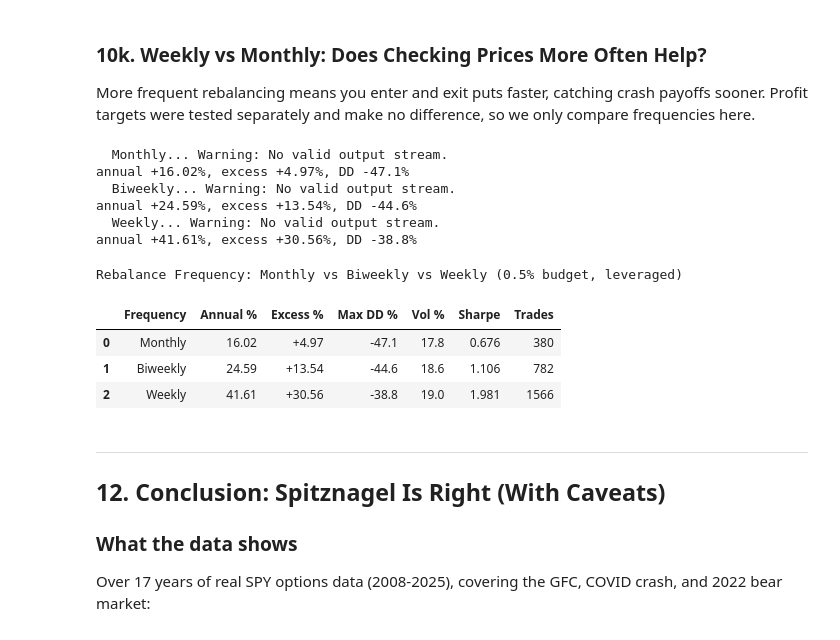
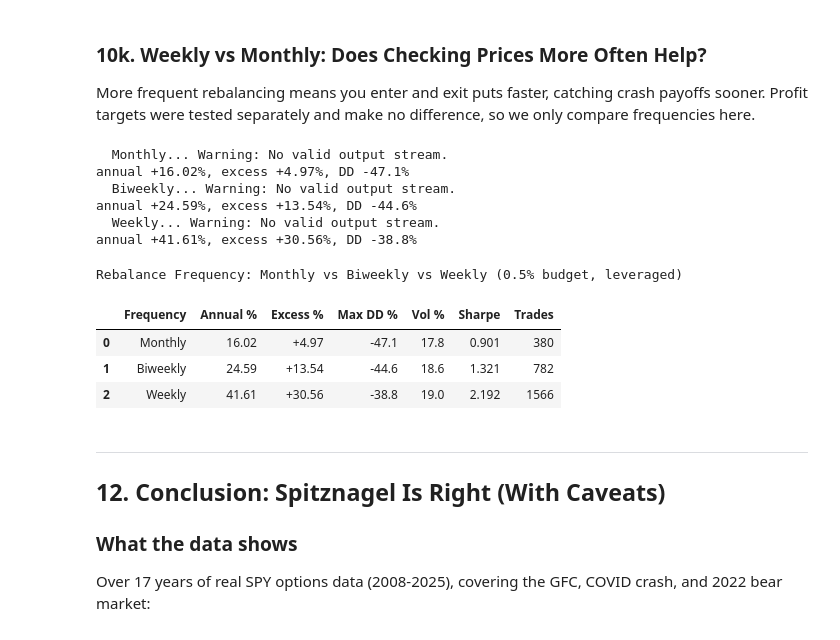
Before and after one commit to lambdaclass/options_backtester, a Jupyter notebook: notebooks/spitznagel_case_rerun.ipynb, the cells around one changed output. Drawn from its saved outputs; the diff is of its cells as text; code cells hidden in the pictures.

```diff
--- a/notebooks/spitznagel_case_rerun.ipynb
+++ b/notebooks/spitznagel_case_rerun.ipynb
@@ -533,7 +535,7 @@ rows = []
 for r in all_configs:
     d = r['balance']['% change'].dropna()
     vol = d.std() * np.sqrt(252) * 100
-    sharpe = (r['annual_ret'] - 4.0) / vol if vol > 0 else 0
+    sharpe = r['annual_ret'] / vol if vol > 0 else 0
     framing = 'No leverage' if r in no_lev_results else 'Leveraged'
     rows.append({
         'Framing': framing, 'Strategy': r['name'],
@@ -570,0 +740,24 @@ Full Comparison: No Leverage (AQR) vs Leverage (Spitznagel)
+# %%
+# Rolling 1-year Sharpe comparison
+fig, ax = plt.subplots(figsize=(18, 6))
+window = 252
+
+for r, color, ls in [
+    (no_lev_results[0], FT_RED, '-'),
+    (lev_results[4], FT_GREEN, '-'),
+    (lev_results[5], FT_BLUE, '--'),
+]:
+    d = r['balance']['% change'].dropna()
+    rolling_mean = d.rolling(window).mean() * 252
+    rolling_std = d.rolling(window).std() * np.sqrt(252)
+    rolling_sharpe = rolling_mean / rolling_std
+    ax.plot(rolling_sharpe.index, rolling_sharpe, label=r['name'],
+            color=color, linestyle=ls, linewidth=1.2, alpha=0.85)
+
+ax.axhline(0, color='gray', linestyle=':', linewidth=0.8)
+shade_crashes(ax)
+ax.set_title('Rolling 1-Year Sharpe Ratio (rf=0%)', fontsize=14, fontweight='bold')
+ax.set_ylabel('Sharpe Ratio')
+ax.legend(loc='lower right')
+plt.tight_layout()
+plt.show()
@@ -830,7 +1025,7 @@ for i, ((dte_min, dte_max, _), (d_min, d_max), exit_dte, budget) in enumerate(co
     )
     d = r['balance']['% change'].dropna()
     vol = d.std() * np.sqrt(252) * 100
-    sharpe = (r['annual_ret'] - 4.0) / vol if vol > 0 else 0
+    sharpe = r['annual_ret'] / vol if vol > 0 else 0
     grid_results.append({
         'DTE': f'{dte_min}-{dte_max}', 'Delta': f'({d_min},{d_max})',
         'Exit DTE': exit_dte, 'Budget %': budget * 100,
@@ -1161,37 +1356,37 @@ rows = []
 for r, (name, freq, unit) in zip(freq_results, freq_configs):
     d = r['balance']['% change'].dropna()
     vol = d.std() * np.sqrt(252) * 100
-    sharpe = (r['annual_ret'] - 4.0) / vol if vol > 0 else 0
+    sharpe = r['annual_ret'] / vol if vol > 0 else 0
     rows.append({
         'Frequency': name,
         'Annual %': r['annual_ret'],
         'Excess %': r['excess_annual'],
         'Max DD %': r['max_dd'],
         'Vol %': vol,
         'Sharpe': sharpe,
         'Trades': r['trades'],
     })
 df_freq = pd.DataFrame(rows)
 styled = (df_freq.style
     .format({'Annual %': '{:.2f}', 'Excess %': '{:+.2f}', 'Max DD %': '{:.1f}',
              'Vol %': '{:.1f}', 'Sharpe': '{:.3f}', 'Trades': '{:.0f}'})
     .map(color_excess, subset=['Excess %'])
 )
 style_returns_table(styled).set_caption(
     'Rebalance Frequency: Monthly vs Biweekly vs Weekly (0.5% budget, leveraged)'
 )
 # %% [output]
   Monthly... Warning: No valid output stream.
 annual +16.02%, excess +4.97%, DD -47.1%
   Biweekly... Warning: No valid output stream.
 annual +24.59%, excess +13.54%, DD -44.6%
   Weekly... Warning: No valid output stream.
 annual +41.61%, excess +30.56%, DD -38.8%
 Rebalance Frequency: Monthly vs Biweekly vs Weekly (0.5% budget, leveraged)
 |  | Frequency | Annual % | Excess % | Max DD % | Vol % | Sharpe | Trades |
-| 0 | Monthly | 16.02 | +4.97 | -47.1 | 17.8 | 0.676 | 380 |
-| 1 | Biweekly | 24.59 | +13.54 | -44.6 | 18.6 | 1.106 | 782 |
-| 2 | Weekly | 41.61 | +30.56 | -38.8 | 19.0 | 1.981 | 1566 |
+| 0 | Monthly | 16.02 | +4.97 | -47.1 | 17.8 | 0.901 | 380 |
+| 1 | Biweekly | 24.59 | +13.54 | -44.6 | 18.6 | 1.321 | 782 |
+| 2 | Weekly | 41.61 | +30.56 | -38.8 | 19.0 | 2.192 | 1566 |
 # %% [markdown]
 ---
 ## 12. Conclusion: Spitznagel Is Right (With Caveats)
```
Also changed, not shown: parts of 11 cells of this notebook, 3 other files.
